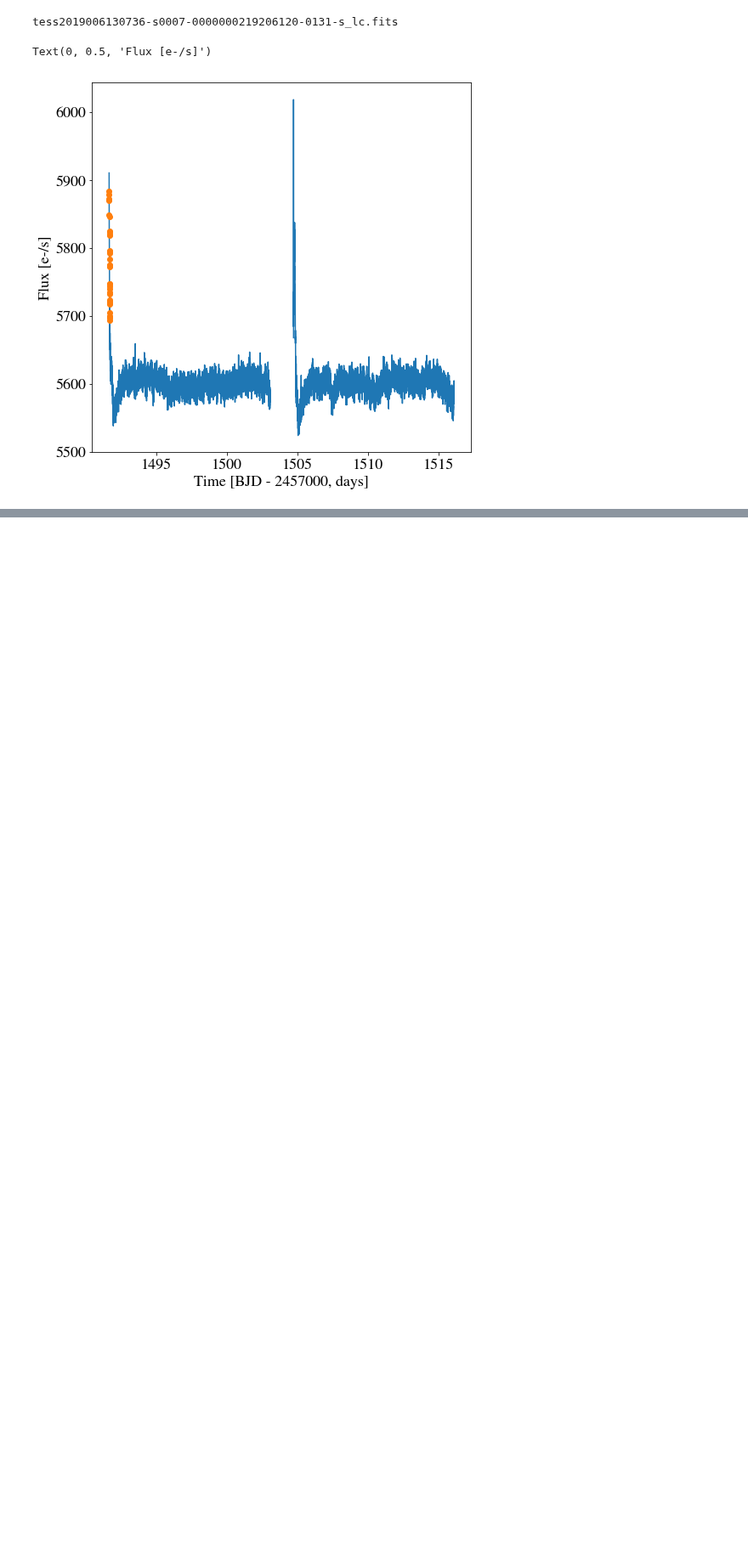
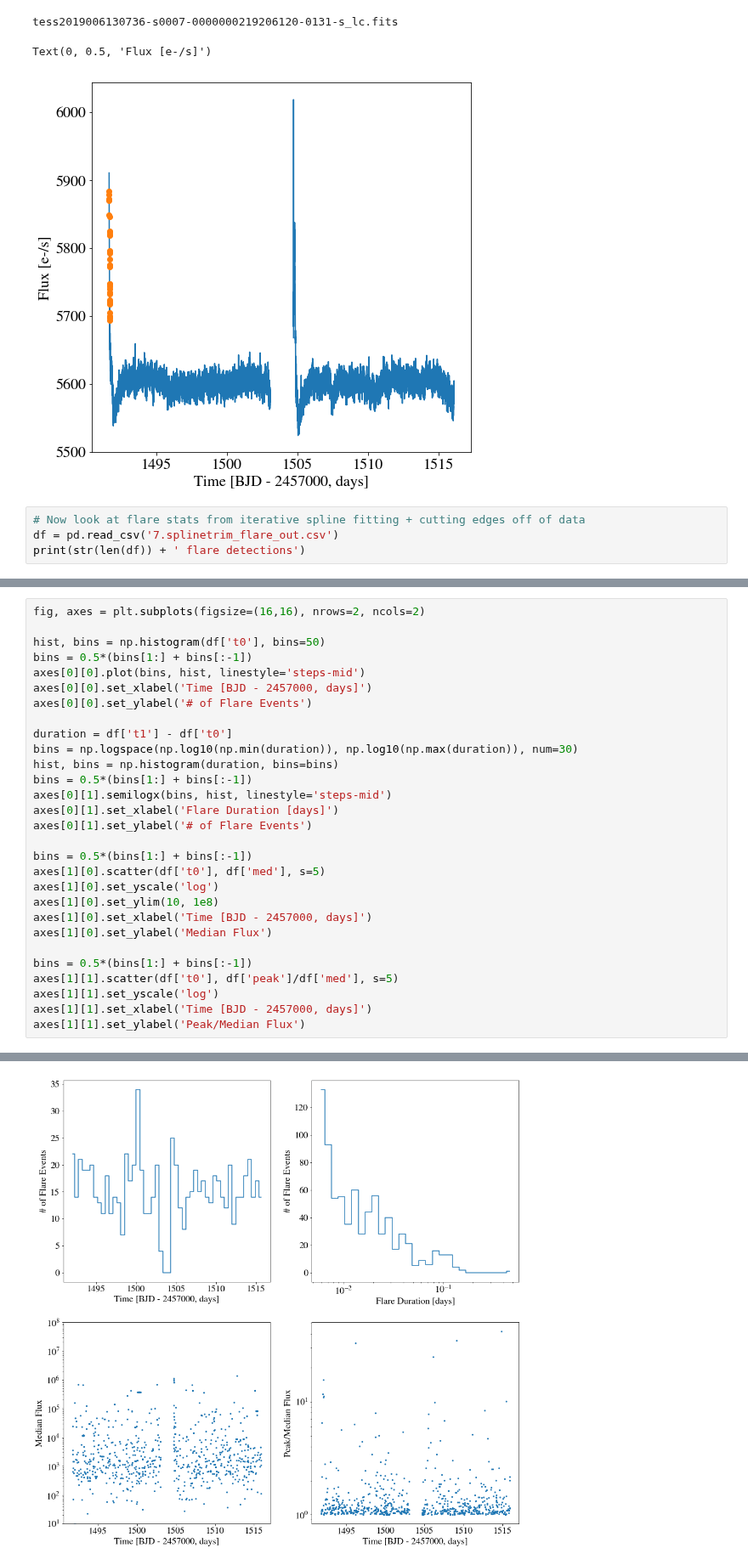
Before and after one commit to spencerw/tess_flare, a Jupyter notebook: flareStats.ipynb, the cells around one changed output, grey strips where cells are left out. Shown at 85% size. Saved outputs shown, nothing was run; the diff lists cells and outputs as text; blank space fills up the shorter version.

```diff
--- a/flareStats.ipynb
+++ b/flareStats.ipynb
@@ -467,3 +467,7 @@ axes.set_ylabel('Flux [e-/s]')
 tess2019006130736-s0007-0000000219206120-0131-s_lc.fits
 Text(0, 0.5, 'Flux [e-/s]')
 [figure]
+# %%
+# Now look at flare stats from iterative spline fitting + cutting edges off of data
+df = pd.read_csv('7.splinetrim_flare_out.csv')
+print(str(len(df)) + ' flare detections')
@@ -469,0 +497,30 @@ Text(0, 0.5, 'Flux [e-/s]')
+# %%
+fig, axes = plt.subplots(figsize=(16,16), nrows=2, ncols=2)
+
+hist, bins = np.histogram(df['t0'], bins=50)
+bins = 0.5*(bins[1:] + bins[:-1])
+axes[0][0].plot(bins, hist, linestyle='steps-mid')
+axes[0][0].set_xlabel('Time [BJD - 2457000, days]')
+axes[0][0].set_ylabel('# of Flare Events')
+
+duration = df['t1'] - df['t0']
+bins = np.logspace(np.log10(np.min(duration)), np.log10(np.max(duration)), num=30)
+hist, bins = np.histogram(duration, bins=bins)
+bins = 0.5*(bins[1:] + bins[:-1])
+axes[0][1].semilogx(bins, hist, linestyle='steps-mid')
+axes[0][1].set_xlabel('Flare Duration [days]')
+axes[0][1].set_ylabel('# of Flare Events')
+
+bins = 0.5*(bins[1:] + bins[:-1])
+axes[1][0].scatter(df['t0'], df['med'], s=5)
+axes[1][0].set_yscale('log')
+axes[1][0].set_ylim(10, 1e8)
+axes[1][0].set_xlabel('Time [BJD - 2457000, days]')
+axes[1][0].set_ylabel('Median Flux')
+
+bins = 0.5*(bins[1:] + bins[:-1])
+axes[1][1].scatter(df['t0'], df['peak']/df['med'], s=5)
+axes[1][1].set_yscale('log')
+axes[1][1].set_xlabel('Time [BJD - 2457000, days]')
+axes[1][1].set_ylabel('Peak/Median Flux')
+# %% [output]
@@ -469,0 +528 @@ Text(0, 0.5, 'Flux [e-/s]')
+[figure, added]
```
Also changed, not shown: parts of 3 cells of this notebook, 2 other files.
